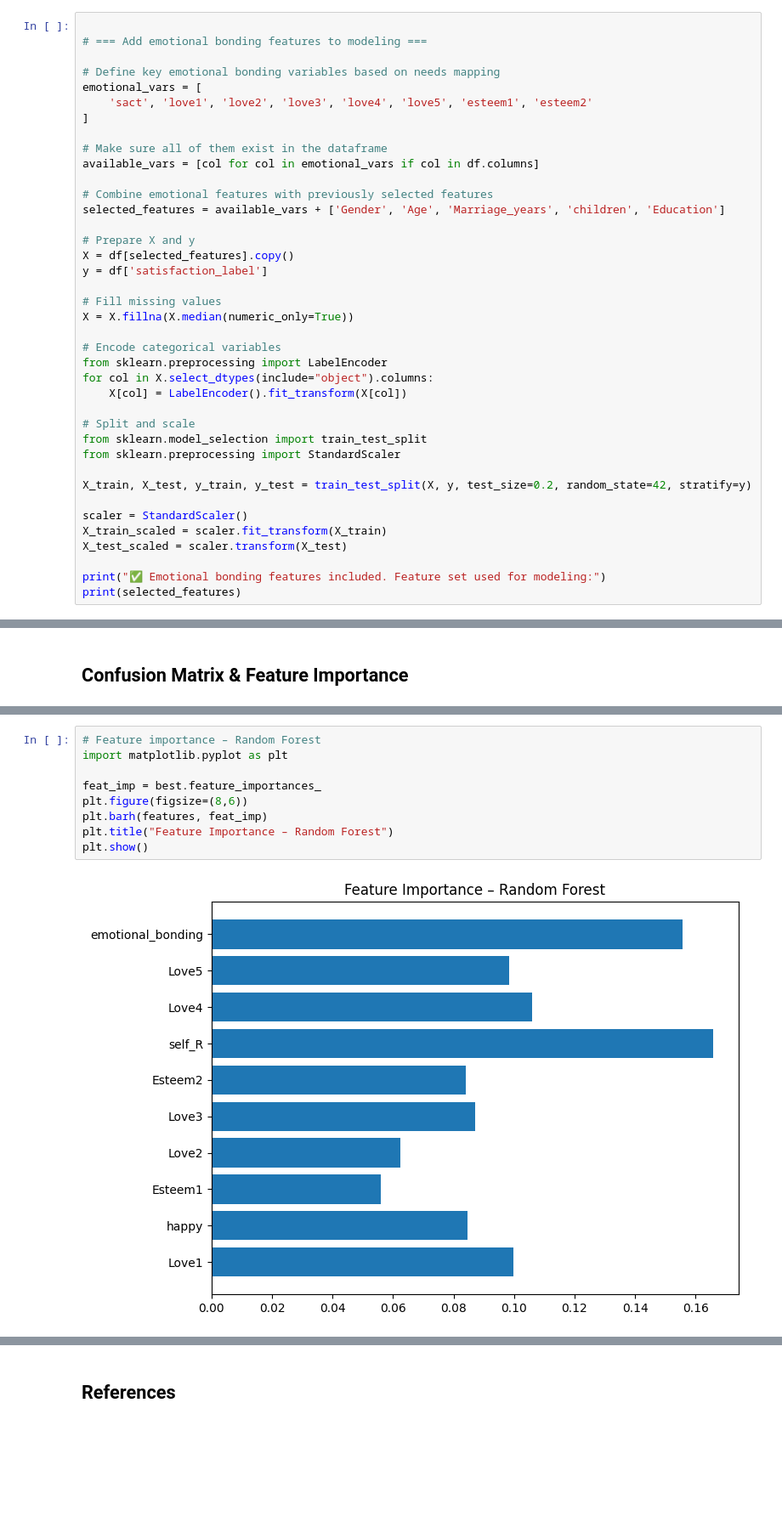
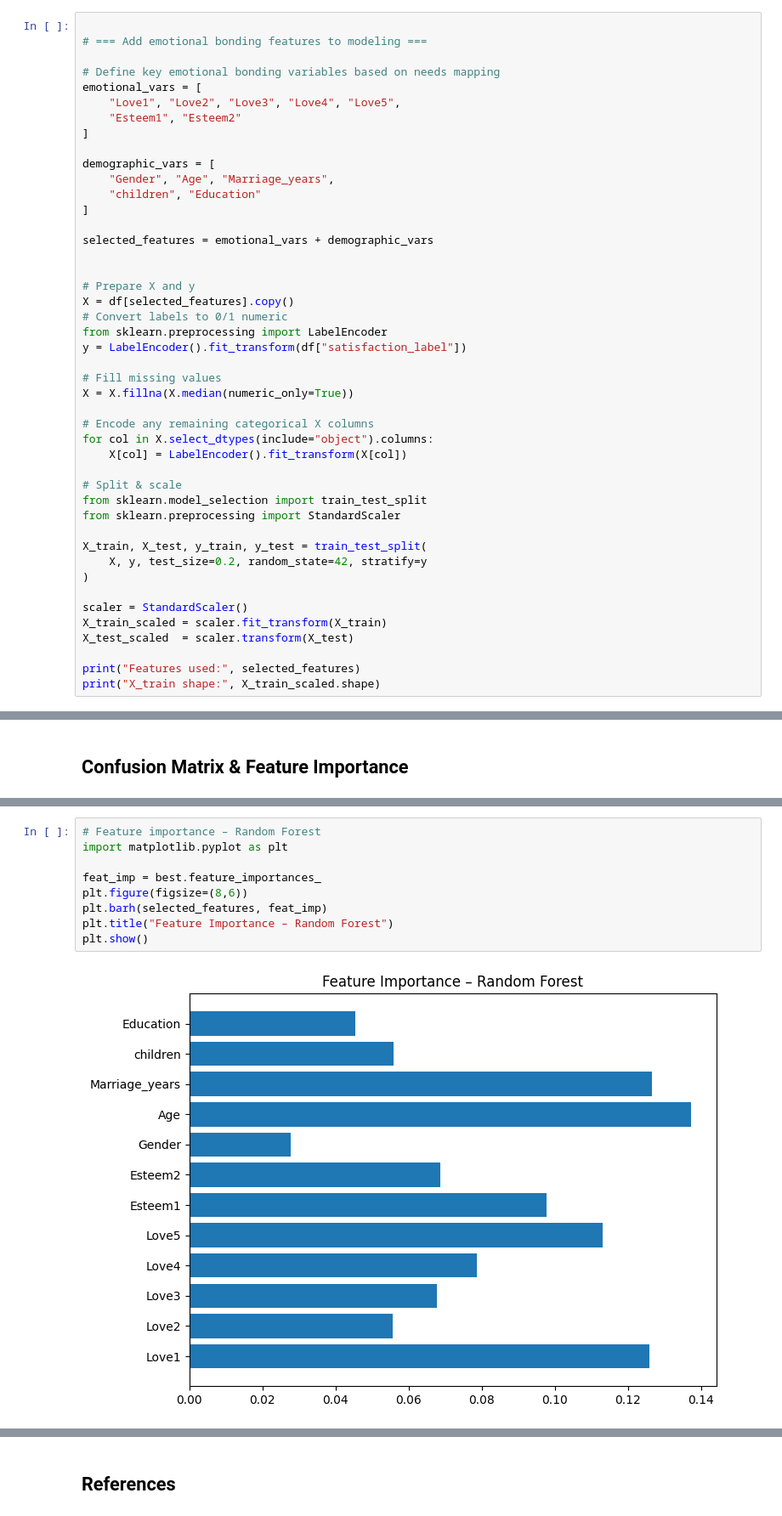
Before and after one commit to MelvinSiaw/Data-Mining, a Jupyter notebook: Assignment2.0_with_Emotion_Features.ipynb, the cells around one changed output, grey strips where cells are left out. Shown: that part at 85% size. Cells and saved outputs as stored; diff of their text form; blank space fills up the shorter version.

```diff
--- a/Assignment2.0_with_Emotion_Features.ipynb
+++ b/Assignment2.0_with_Emotion_Features.ipynb
@@ -332,36 +332,42 @@ X_test_scaled  = scaler.transform(X_test)
 
 # Define key emotional bonding variables based on needs mapping
 emotional_vars = [
-    'sact', 'love1', 'love2', 'love3', 'love4', 'love5', 'esteem1', 'esteem2'
+    "Love1", "Love2", "Love3", "Love4", "Love5",
+    "Esteem1", "Esteem2"
 ]
 
-# Make sure all of them exist in the dataframe
-available_vars = [col for col in emotional_vars if col in df.columns]
+demographic_vars = [
+    "Gender", "Age", "Marriage_years",
+    "children", "Education"
+]
 
-# Combine emotional features with previously selected features
-selected_features = available_vars + ['Gender', 'Age', 'Marriage_years', 'children', 'Education']
+selected_features = emotional_vars + demographic_vars
+
 
 # Prepare X and y
 X = df[selected_features].copy()
-y = df['satisfaction_label']
+# Convert labels to 0/1 numeric
+from sklearn.preprocessing import LabelEncoder
+y = LabelEncoder().fit_transform(df["satisfaction_label"])
 
 # Fill missing values
 X = X.fillna(X.median(numeric_only=True))
 
-# Encode categorical variables
-from sklearn.preprocessing import LabelEncoder
+# Encode any remaining categorical X columns
 for col in X.select_dtypes(include="object").columns:
     X[col] = LabelEncoder().fit_transform(X[col])
 
-# Split and scale
+# Split & scale
 from sklearn.model_selection import train_test_split
 from sklearn.preprocessing import StandardScaler
 
-X_train, X_test, y_train, y_test = train_test_split(X, y, test_size=0.2, random_state=42, stratify=y)
+X_train, X_test, y_train, y_test = train_test_split(
+    X, y, test_size=0.2, random_state=42, stratify=y
+)
 
 scaler = StandardScaler()
 X_train_scaled = scaler.fit_transform(X_train)
-X_test_scaled = scaler.transform(X_test)
+X_test_scaled  = scaler.transform(X_test)
 
-print("✅ Emotional bonding features included. Feature set used for modeling:")
-print(selected_features)
+print("Features used:", selected_features)
+print("X_train shape:", X_train_scaled.shape)
@@ -437,14 +446,14 @@ plt.show()
 # %%
 # Feature importance – Random Forest
 import matplotlib.pyplot as plt
 
 feat_imp = best.feature_importances_
 plt.figure(figsize=(8,6))
-plt.barh(features, feat_imp)
+plt.barh(selected_features, feat_imp)
 plt.title("Feature Importance – Random Forest")
 plt.show()
 # %% [output]
-[figure, old version]
+[figure, new version]
 # %%
 
 from sklearn.model_selection import GridSearchCV
```
Also changed, not shown: parts of 5 cells of this notebook.
